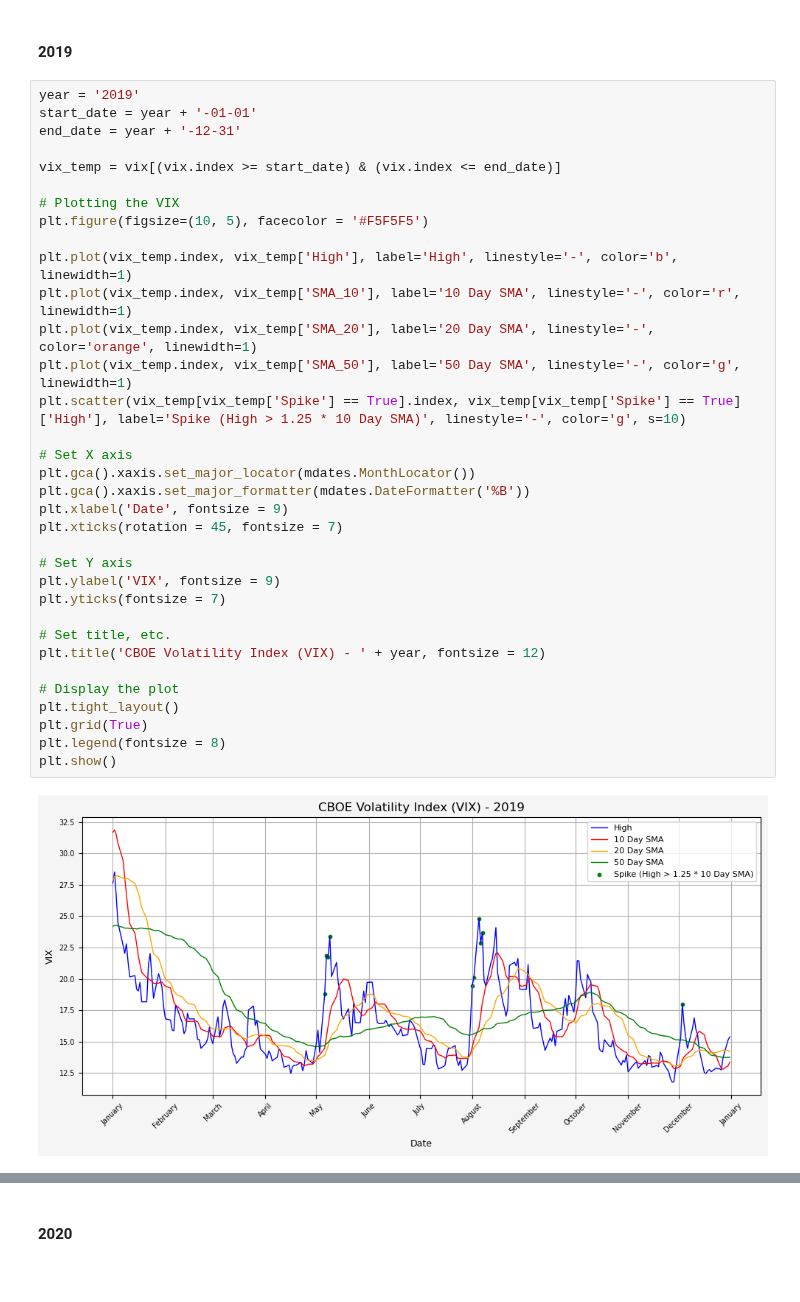
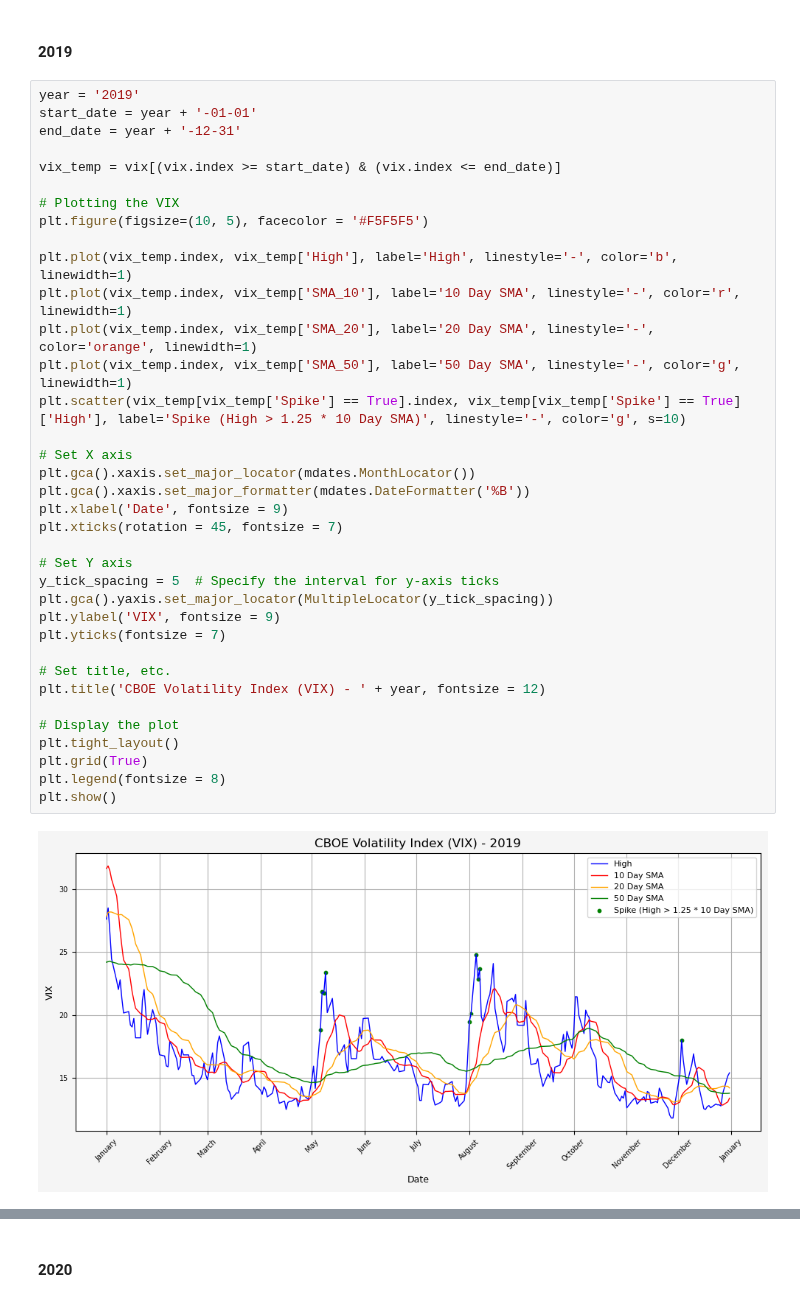
Before and after one commit to jaredszajkowski/jaredszajkowski.github.io, a Jupyter notebook: content/post/investigating-vix-levels-and-returns/Investigating_Vix_Levels_And_Returns.ipynb, the cells around one changed output, grey strips where cells are left out. Drawn from its saved outputs; the diff is of its cells as text.

```diff
--- a/content/post/investigating-vix-levels-and-returns/Investigating_Vix_Levels_And_Returns.ipynb
+++ b/content/post/investigating-vix-levels-and-returns/Investigating_Vix_Levels_And_Returns.ipynb
@@ -380,31 +436,33 @@ end_date = year + '-12-31'
 vix_temp = vix[(vix.index >= start_date) & (vix.index <= end_date)]
 
 # Plotting the VIX
 plt.figure(figsize=(10, 5), facecolor = '#F5F5F5')
 
 plt.plot(vix_temp.index, vix_temp['High'], label='High', linestyle='-', color='b', linewidth=1)
 plt.plot(vix_temp.index, vix_temp['SMA_10'], label='10 Day SMA', linestyle='-', color='r', linewidth=1)
 plt.plot(vix_temp.index, vix_temp['SMA_20'], label='20 Day SMA', linestyle='-', color='orange', linewidth=1)
 plt.plot(vix_temp.index, vix_temp['SMA_50'], label='50 Day SMA', linestyle='-', color='g', linewidth=1)
 plt.scatter(vix_temp[vix_temp['Spike'] == True].index, vix_temp[vix_temp['Spike'] == True]['High'], label='Spike (High > 1.25 * 10 Day SMA)', linestyle='-', color='g', s=10)
 
 # Set X axis
 plt.gca().xaxis.set_major_locator(mdates.MonthLocator())
 plt.gca().xaxis.set_major_formatter(mdates.DateFormatter('%B'))
 plt.xlabel('Date', fontsize = 9)
 plt.xticks(rotation = 45, fontsize = 7)
 
 # Set Y axis
+y_tick_spacing = 5  # Specify the interval for y-axis ticks
+plt.gca().yaxis.set_major_locator(MultipleLocator(y_tick_spacing))
 plt.ylabel('VIX', fontsize = 9)
 plt.yticks(fontsize = 7)
 
 # Set title, etc.
 plt.title('CBOE Volatility Index (VIX) - ' + year, fontsize = 12)
 
 # Display the plot
 plt.tight_layout()
 plt.grid(True)
 plt.legend(fontsize = 8)
 plt.show()
 # %% [output]
-[figure, old version]
+[figure, new version]
```
Also changed, not shown: parts of 12 cells of this notebook, 1 other file.
